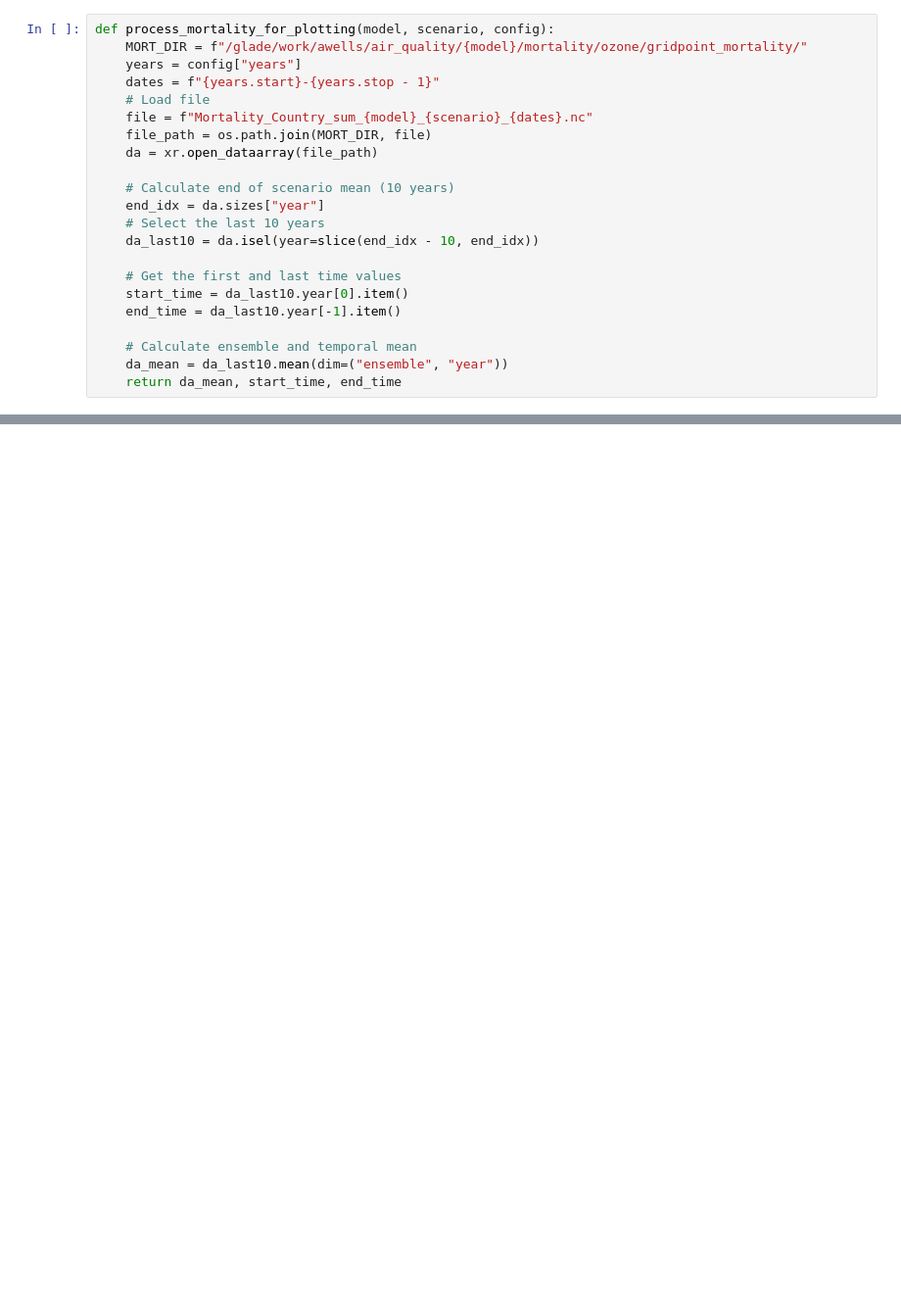
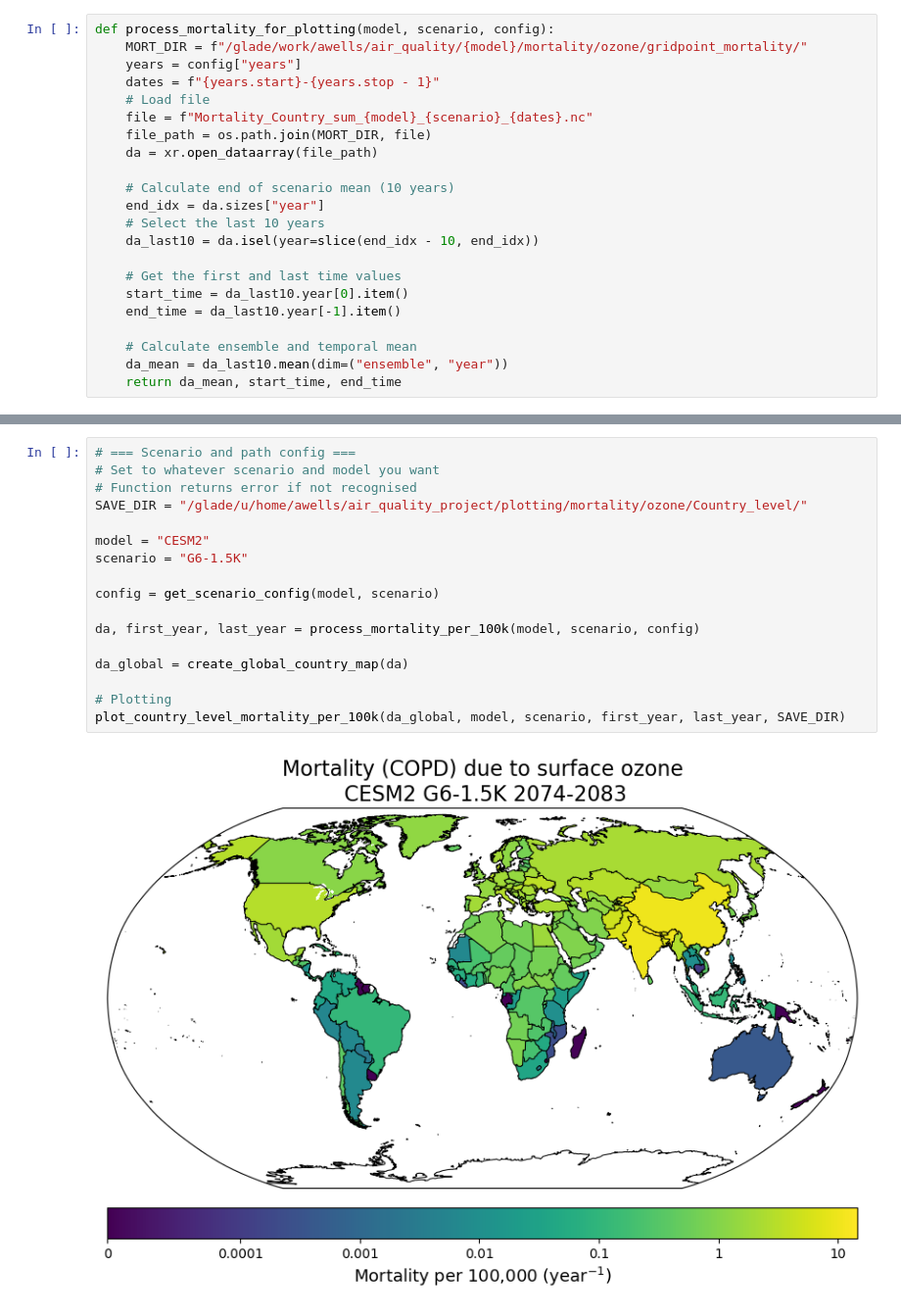
Before and after one commit to awells96/AQ_mortality_workflow, a Jupyter notebook: plotting/mortality/ozone/Country_level/Plot_country_level_mortality_map.ipynb, the cells around one changed output, grey strips where cells are left out. Shown at 98% size. Cells and saved outputs as stored; diff of their text form; blank space fills up the shorter version.

```diff
--- a/plotting/mortality/ozone/Country_level/Plot_country_level_mortality_map.ipynb
+++ b/plotting/mortality/ozone/Country_level/Plot_country_level_mortality_map.ipynb
@@ -175,0 +266,19 @@ plot_difference_country_level_mortality(da_global, model, scenario_name, first_y
+# %%
+# === Scenario and path config ===
+# Set to whatever scenario and model you want
+# Function returns error if not recognised
+SAVE_DIR = "/glade/u/home/awells/air_quality_project/plotting/mortality/ozone/Country_level/"
+
+model = "CESM2"
+scenario = "G6-1.5K"
+
+config = get_scenario_config(model, scenario)
+
+da, first_year, last_year = process_mortality_per_100k(model, scenario, config)
+
+da_global = create_global_country_map(da)
+
+# Plotting
+plot_country_level_mortality_per_100k(da_global, model, scenario, first_year, last_year, SAVE_DIR)
+# %% [output]
+[figure, added]
```
Also changed, not shown: parts of 9 cells of this notebook, 26 other files.
